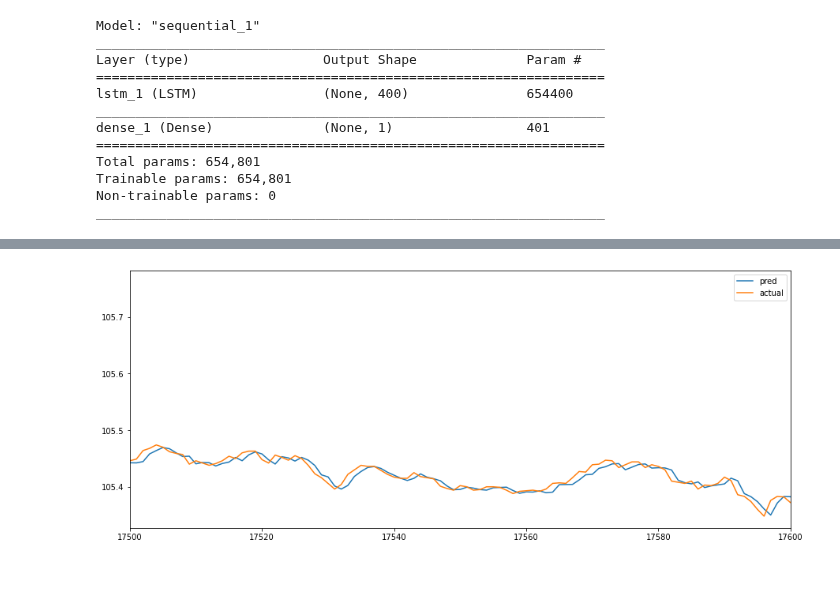
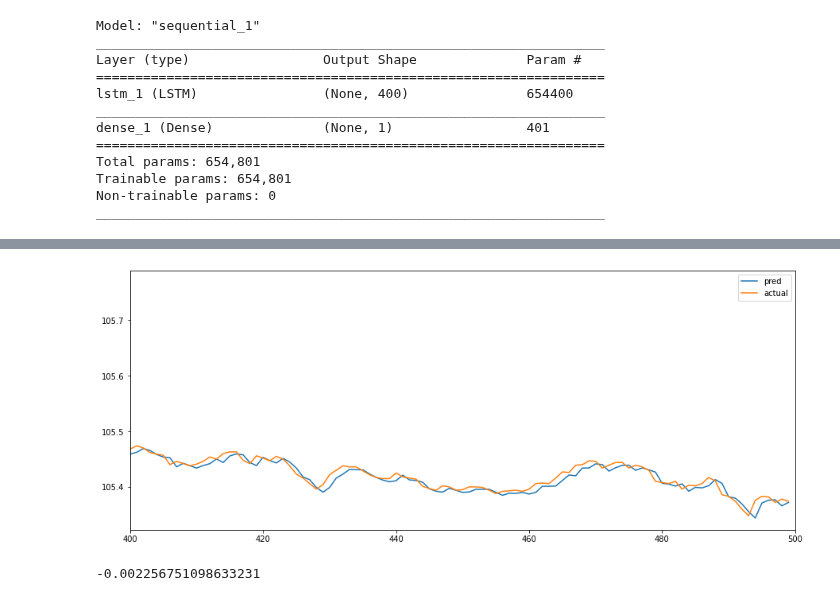
Before and after one commit to Rio114/practice, a Jupyter notebook: trade/fx/lstm-ohlc-diff.ipynb, the cells around one changed output, grey strips where cells are left out. Cells and saved outputs as stored; diff of their text form; code cells hidden in the pictures; blank space fills up the shorter version.

```diff
--- a/trade/fx/lstm-ohlc-diff.ipynb
+++ b/trade/fx/lstm-ohlc-diff.ipynb
@@ -43,12 +43,12 @@ mean_high, std_high, df_m1['H_st'] = standard(df_m1['H'] )
 mean_low, std_low, df_m1['L_st'] = standard(df_m1['L'] )
 mean_close, std_close, df_m1['C_st'] = standard(df_m1['C'] )
 # %%
-window = 240
-data_length = 10000
+window = 400
+data_length = 15000
 x, y = make_dataset(df_m1[-data_length:], window, variable_cols = ['O_st', 'H_st', 'L_st', 'C_st', 'Od', 'Hd', 'Ld', 'Cd'], target_col='C_st')
 # %%
 val_size = 500
-test_size = 240
+test_size = 400
 
 x_train =  x[:-(test_size+window)][:-val_size]
 x_val =  x[:-(test_size+window)][-val_size:]
@@ -120,13 +120,18 @@ plt.show()
 # %%
 # y_pred = model.predict(x_test)
 # y_stack = np.vstack([y_train, y_val, y_pred])
-y_stack  = model.predict(x[-500:])
-y_stack = std_close * y_stack + mean_close
+y_stack  = model.predict(x)
+y_stack = std_close * y_stack[-500:] + mean_close
+y_raw = std_close * y[-500:] + mean_close
 # %%
-pd.Series(y_stack[:, 0], index=df_m1[-data_length+window:][-500:].index).plot(label='pred')
-df_m1[-data_length+window:]['C'][-500:].plot(label='actual')
+pd.Series(y_stack[:, 0]).plot(label='pred')
+pd.Series(y_raw[:, 0]).plot(label='actual')
 plt.legend()
-plt.xlim(17500, 17600)
+plt.xlim(400, 500)
 plt.show()
 # %% [output]
-[figure, old version]
+[figure, new version]
+# %%
+(y_stack[:, 0] - y_raw[:, 0]).mean()
+# %% [output]
+-0.002256751098633231
```
Also changed, not shown: parts of 3 cells of this notebook, 1 other file.
